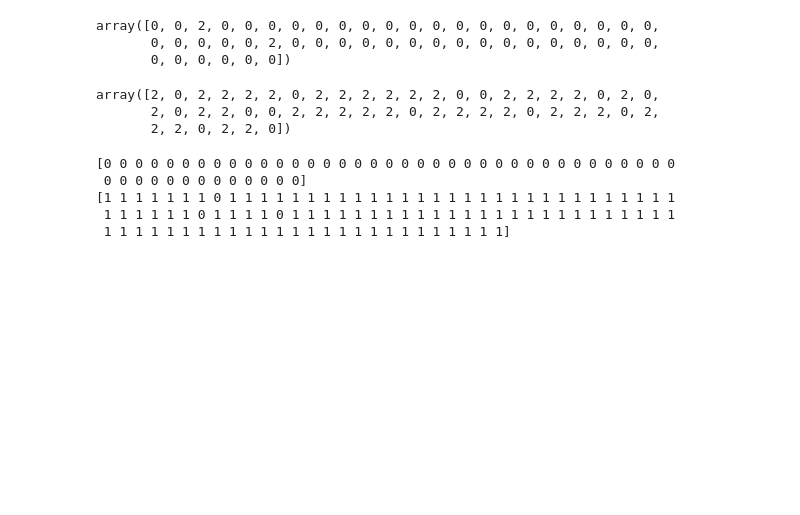
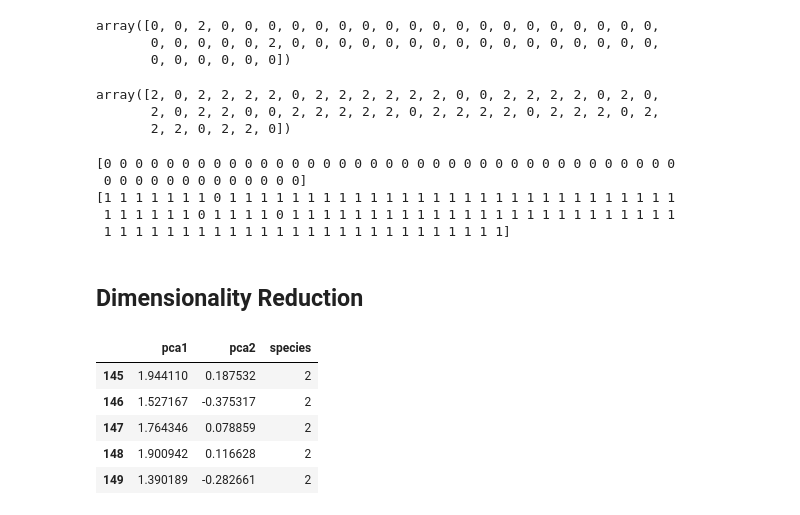
Before and after one commit to ShohrehShahsavari/Data-Analysis-And-Machine-Learning-Projects, a Jupyter notebook: 5. SkLearn Datasets/Sklearn-IrisDataset/Iris.ipynb, the cells around one changed output. Cells and saved outputs as stored; diff of their text form; code cells hidden in the pictures; blank space fills up the shorter version.

```diff
--- a/5. SkLearn Datasets/Sklearn-IrisDataset/Iris.ipynb
+++ b/5. SkLearn Datasets/Sklearn-IrisDataset/Iris.ipynb
@@ -248,3 +250,5 @@ print(kmeans2.labels_[50:150])
 [1 1 1 1 1 1 1 0 1 1 1 1 1 1 1 1 1 1 1 1 1 1 1 1 1 1 1 1 1 1 1 1 1 1 1 1 1
  1 1 1 1 1 1 0 1 1 1 1 0 1 1 1 1 1 1 1 1 1 1 1 1 1 1 1 1 1 1 1 1 1 1 1 1 1
  1 1 1 1 1 1 1 1 1 1 1 1 1 1 1 1 1 1 1 1 1 1 1 1 1 1]
+# %% [markdown]
+## Dimensionality Reduction
@@ -250,0 +261,11 @@ print(kmeans2.labels_[50:150])
+# %%
+df_pca= pd.DataFrame(data= X_pca, columns= ['pca1', 'pca2'])
+df_pca['species']= ds.target
+df_pca.tail()
+# %% [output]
+|  | pca1 | pca2 | species |
+| 145 | 1.944110 | 0.187532 | 2 |
+| 146 | 1.527167 | -0.375317 | 2 |
+| 147 | 1.764346 | 0.078859 | 2 |
+| 148 | 1.900942 | 0.116628 | 2 |
+| 149 | 1.390189 | -0.282661 | 2 |
```
Also changed, not shown: parts of 11 cells of this notebook.
